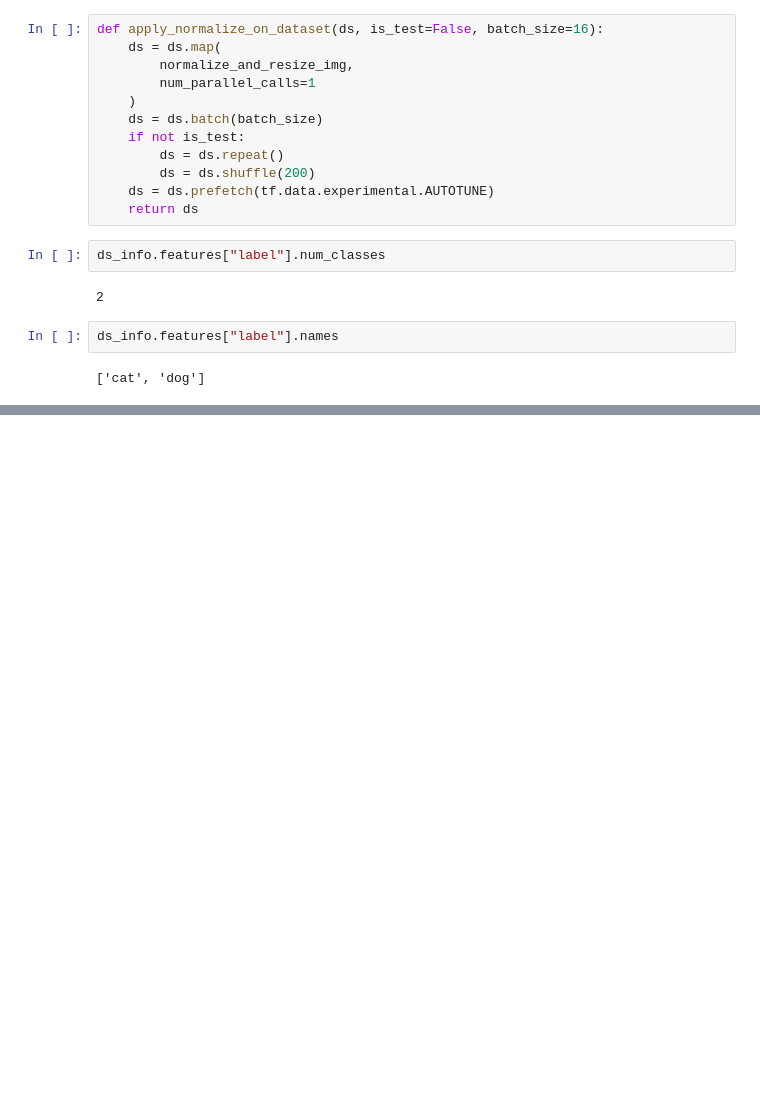
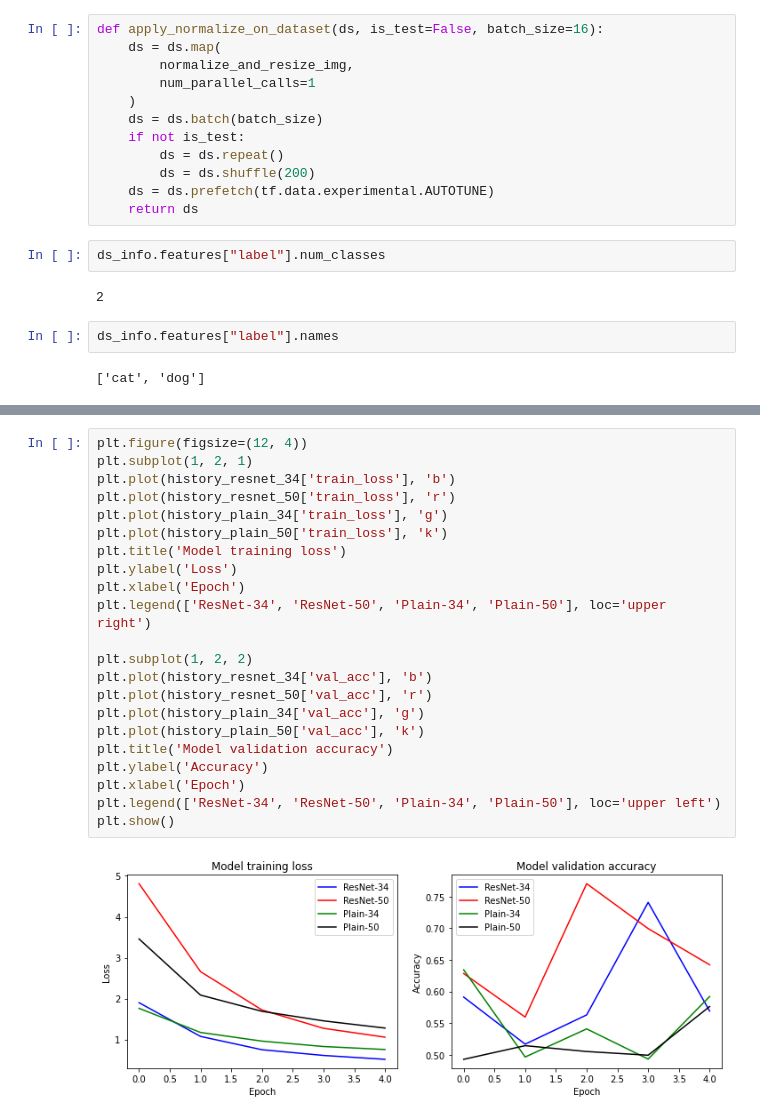
Before and after one commit to jungwooil/aiffel, a Jupyter notebook: LMS/GoingDeeper/02_ResNet_Ablation/02_ResNet_Ablation.ipynb, the cells around one changed output, grey strips where cells are left out. Cells and saved outputs as stored; diff of their text form; blank space fills up the shorter version.

```diff
--- a/LMS/GoingDeeper/02_ResNet_Ablation/02_ResNet_Ablation.ipynb
+++ b/LMS/GoingDeeper/02_ResNet_Ablation/02_ResNet_Ablation.ipynb
@@ -113,0 +555,24 @@ def build_vgg_block(input_layer,
+# %%
+plt.figure(figsize=(12, 4))
+plt.subplot(1, 2, 1)
+plt.plot(history_resnet_34['train_loss'], 'b')
+plt.plot(history_resnet_50['train_loss'], 'r')
+plt.plot(history_plain_34['train_loss'], 'g')
+plt.plot(history_plain_50['train_loss'], 'k')
+plt.title('Model training loss')
+plt.ylabel('Loss')
+plt.xlabel('Epoch')
+plt.legend(['ResNet-34', 'ResNet-50', 'Plain-34', 'Plain-50'], loc='upper right')
+
+plt.subplot(1, 2, 2)
+plt.plot(history_resnet_34['val_acc'], 'b')
+plt.plot(history_resnet_50['val_acc'], 'r')
+plt.plot(history_plain_34['val_acc'], 'g')
+plt.plot(history_plain_50['val_acc'], 'k')
+plt.title('Model validation accuracy')
+plt.ylabel('Accuracy')
+plt.xlabel('Epoch')
+plt.legend(['ResNet-34', 'ResNet-50', 'Plain-34', 'Plain-50'], loc='upper left')
+plt.show()
+# %% [output]
+[figure, added]
```
Also changed, not shown: parts of 37 cells of this notebook.
